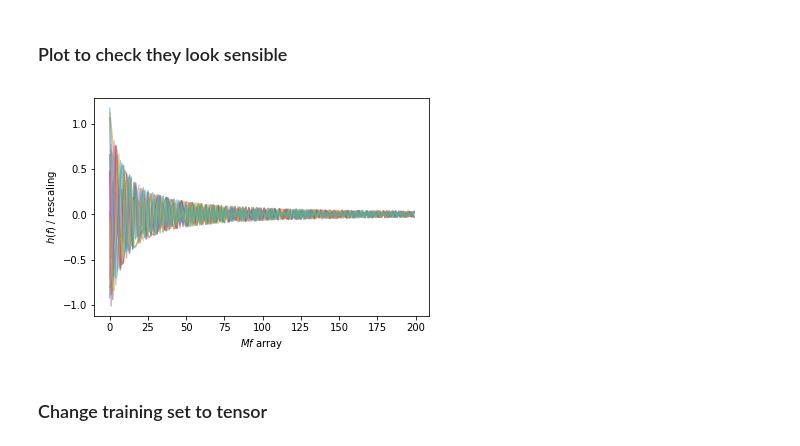
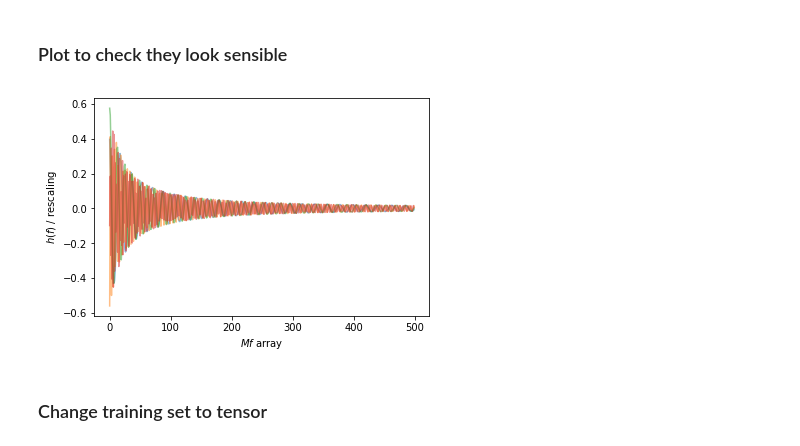
Before and after one commit to rgreen1995/Probabilistic-Programming, a Jupyter notebook: Pyro/GW_VAE.ipynb, the cells around one changed output. Cells and saved outputs as stored; diff of their text form; code cells hidden in the pictures.

```diff
--- a/Pyro/GW_VAE.ipynb
+++ b/Pyro/GW_VAE.ipynb
@@ -26,22 +27,22 @@ smoke_test = 'CI' in os.environ
 # %% [markdown]
 ### Load training and test data
 # %%
-train_set = np.loadtxt('./train_set.txt')
+train_set = np.loadtxt('./training_set.txt')
 test_set = np.loadtxt('./test_set.txt')
 # %%
 ### normalise
-train_set = train_set
-test_set = test_set
+train_set = train_set * 5 * 10**-1
+test_set = test_set  * 5 * 10**-1
 # %% [markdown]
 ### Plot to check they look sensible
 # %%
-for curve in train_set[0:10]:
+for curve in train_set[0:4]:
     plt.plot( curve , alpha = 0.5)
 plt.xlabel(r'$Mf$ array')
 plt.ylabel(r'$ h(f)$ / rescaling')
 plt.show()
 # %% [output]
-[figure, old version]
+[figure, new version]
 # %% [markdown]
 ### Change training set to tensor
 # %%
```
Also changed, not shown: parts of 13 cells of this notebook.
